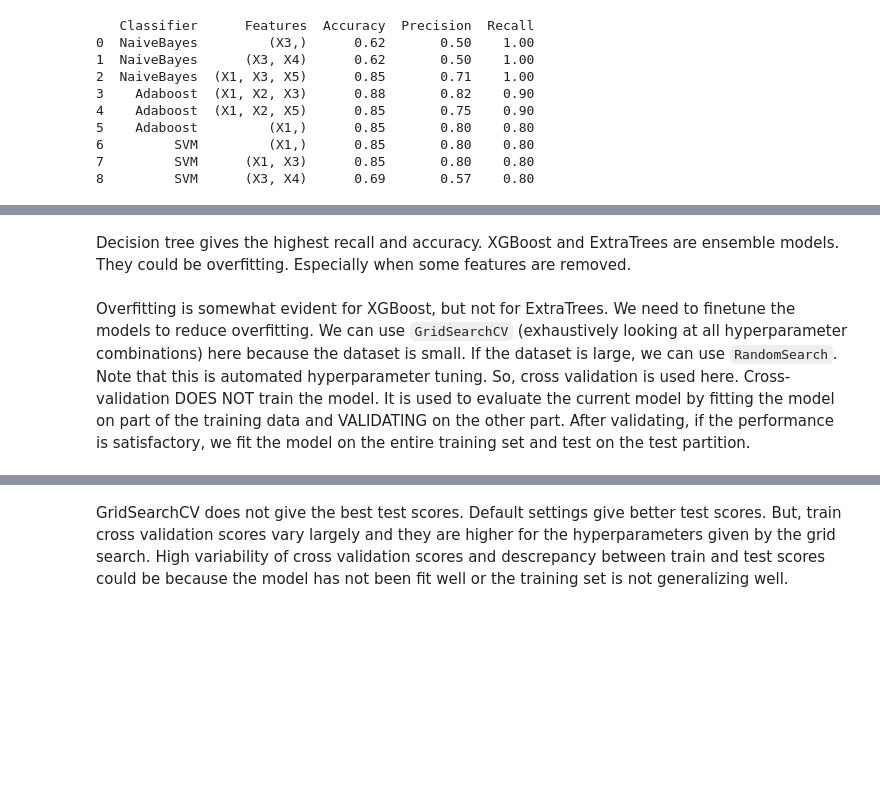
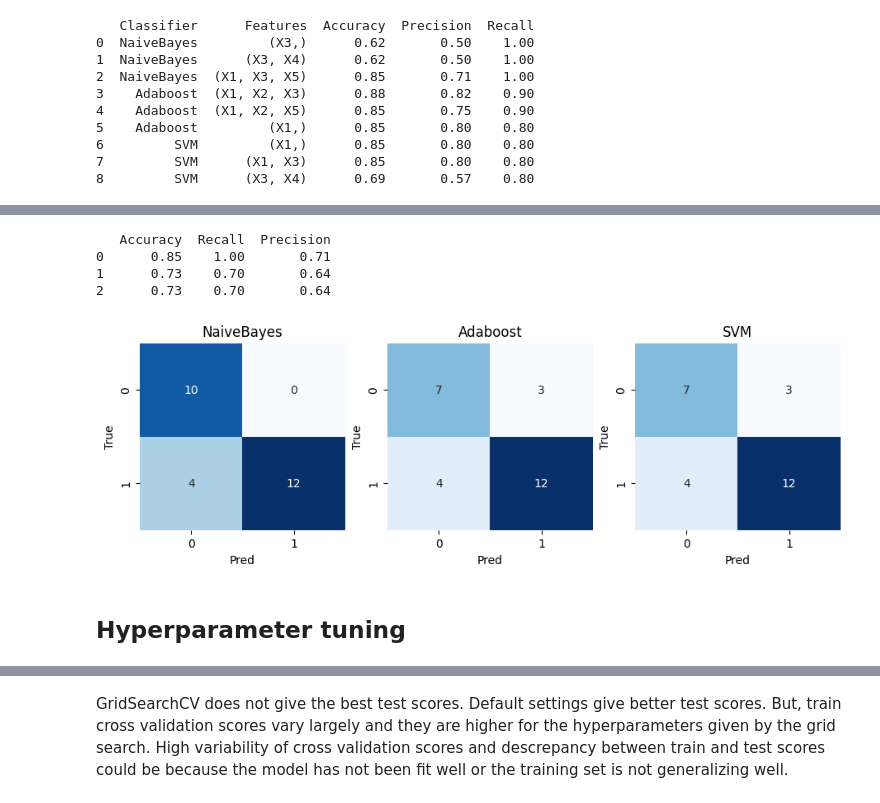
Before and after one commit to buddhiW/QuAOVkQp1uAMReTF, a Jupyter notebook: main.ipynb, the cells around one changed output, grey strips where cells are left out. Cells and saved outputs as stored; diff of their text form; code cells hidden in the pictures; blank space fills up the shorter version.

```diff
--- a/main.ipynb
+++ b/main.ipynb
@@ -234,7 +238,7 @@ Based on LazyPredictor results, three classifiers were selected. The three model
 # x_train, x_test, y_train, y_test = train_test_split(X, Y, test_size=0.2, random_state=seed)
 
 classifiers = {
-    'NaiveBayes': BernoulliNB(),
+    'NaiveBayes': MyBernoulliNB(),
     'Adaboost': AdaBoostClassifier(random_state=seed),
     'SVM': LinearSVC(random_state=seed)
 }
@@ -342,21 +346,3 @@ print(final_df)
 6         SVM         (X1,)      0.85       0.80    0.80
 7         SVM      (X1, X3)      0.85       0.80    0.80
 8         SVM      (X3, X4)      0.69       0.57    0.80
-# %%
-## Feature-wise classification
-results = {clf_name:[] for clf_name in classifiers.keys()}
-
-for idx, (clf_name, clf) in enumerate(classifiers.items()):
-
-    model = Pipeline([
-    ("preprocessing", preprocessor),
-    ("classifier", clf)
-    ])
-
-    print(clf_name)
-    rfe = RFE(model, n_features_to_select=4)  # Adjust the number of features to select
-    rfe.fit(x_train, y_train)
-
-    # Print ranking of features
-    ranking = pd.DataFrame({'Feature': features, 'Ranking': rfe.ranking_})
-    print(f"{clf_name} \n {ranking}")
@@ -366,35 +405,46 @@ ValueError: when `importance_getter=='auto'`, the underlying estimator Pipeline
 # %%
-## Confusion matrices for selected combination
-
-features_subset = ['X1', 'X3', 'X4', 'X5'] # Common feature set for all three models
-X_subset = df[features_subset]
-x_train_subset, x_test_subset, y_train, y_test = train_test_split(X_subset, Y, test_size=0.2, random_state=seed)
+## Evaluating feature selection
+features_subset = [['X1', 'X3', 'X4', 'X5'], #['X2', 'X3', 'X4', 'X6']
+                   ['X1', 'X2', 'X3', 'X5', 'X6'], #['X1', 'X2', 'X5', 'X6']
+                    ['X1', 'X2', 'X3', 'X4', 'X5', 'X6']] #['X1', 'X3', 'X5', 'X6']
 
 fig, ax = plt.subplots(1, 3, figsize=(9,3), constrained_layout=True)
-
 metrics = []
 importances = []
+for idx, (clf_name, clf) in enumerate(classifiers.items()):
+    X_subset = df[features_subset[idx]]
+    x_train_subset, x_test_subset, y_train, y_test = train_test_split(X_subset, Y, test_size=0.2, random_state=seed)
 
-for idx, (clf_name, clf) in enumerate(classifiers.items()):
+    model = Pipeline([
+            ("preprocessing", preprocessor),
+            ("classifier", clf)
+        ])
 
-    clf.fit(x_train_subset, y_train) #clf.fit(x_train, y_train, eval_set=[(x_test, y_test)]) #(eval_set for early stopping)
+
+    model.fit(x_train_subset, y_train) #clf.fit(x_train, y_train, eval_set=[(x_test, y_test)]) #(eval_set for early stopping)
 
     # Make predictions
-    y_pred = clf.predict(x_test_subset)
+    y_pred = model.predict(x_test_subset)
 
     accuracy = accuracy_score(y_test, y_pred)
     precision = precision_score(y_test, y_pred, pos_label=0)
     recall = recall_score(y_test, y_pred, pos_label=0)
 
     metrics.append([accuracy, recall, precision])
 
-   # importances.append(clf.feature_importances_)
+    # importances.append(clf.feature_importances_)
 
     cm = confusion_matrix(y_test, y_pred)
     s = sns.heatmap(cm, ax = ax[idx], cbar = False, annot=True, cmap='Blues')
     s.set_xlabel('Pred')
     s.set_ylabel('True')
     s.set_title(clf_name)
+
+metrics_df = pd.DataFrame(metrics, columns=['Accuracy', 'Recall', 'Precision'])
+print(metrics_df)
+# %% [output]
+   Accuracy  Recall  Precision
+0      0.85    1.00       0.71
+1      0.73    0.70       0.64
+2      0.73    0.70       0.64
+[figure, added]
-# %% [markdown]
-Decision tree gives the highest recall and accuracy.
-XGBoost and ExtraTrees are ensemble models. They could be overfitting. Especially when some features are removed.
@@ -431,8 +451,5 @@ plt.show()
-# %% [markdown]
-Overfitting is somewhat evident for XGBoost, but not for ExtraTrees.
-We need to finetune the models to reduce overfitting.
-We can use `GridSearchCV` (exhaustively looking at all hyperparameter combinations) here because the dataset is small. If the dataset is large, we can use `RandomSearch`.
-Note that this is automated hyperparameter tuning. So, cross validation is used here. Cross-validation DOES NOT train the model. It is used to evaluate the current model by fitting the model on part of the training data and VALIDATING on the other part. After validating, if the performance is satisfactory, we fit the model on the entire training set and test on the test partition.
+# %% [markdown]
+## Hyperparameter tuning
 # %%
 def timer(start_time=None):
     if not start_time:
```
Also changed, not shown: parts of 30 cells of this notebook.
